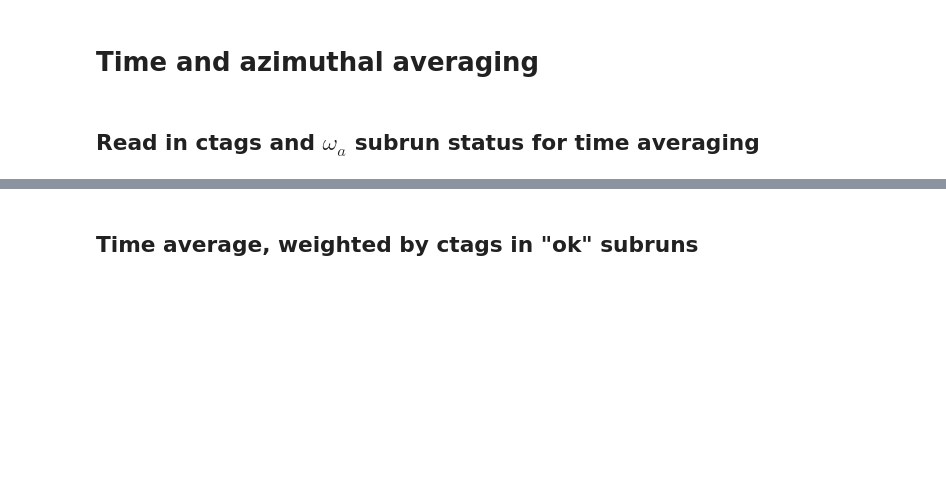
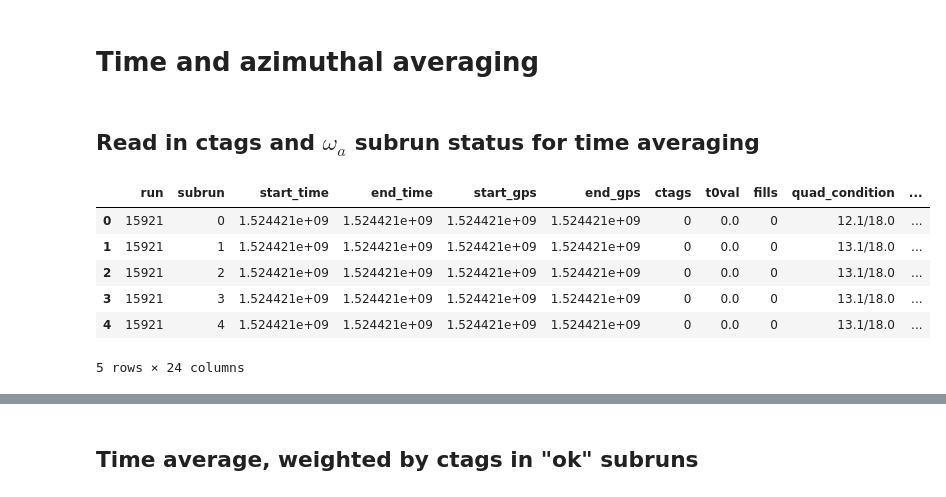
Before and after one commit to aetb/trfp, a Jupyter notebook: 60hr_analysis_NEW.ipynb, the cells around one changed output, grey strips where cells are left out. Cells and saved outputs as stored; diff of their text form; code cells hidden in the pictures; blank space fills up the shorter version.

```diff
--- a/60hr_analysis_NEW.ipynb
+++ b/60hr_analysis_NEW.ipynb
@@ -76,3 +136,13 @@ vtm_bin_df['start_gps'] = usable_subruns_df['start_gps'].values
 
 vtm_bin_df = vtm_bin_df.merge(usable_subruns_df[['start_gps', 'ctags']])
 vtm_bin_df.index = interval_centers
+# %%
+subrun_df.head()
+# %% [output]
+|  | run | subrun | start_time | end_time | start_gps | end_gps | ctags | t0val | fills | quad_condition | ... |
+| 0 | 15921 | 0 | 1.524421e+09 | 1.524421e+09 | 1.524421e+09 | 1.524421e+09 | 0 | 0.0 | 0 | 12.1/18.0 | ... |
+| 1 | 15921 | 1 | 1.524421e+09 | 1.524421e+09 | 1.524421e+09 | 1.524421e+09 | 0 | 0.0 | 0 | 13.1/18.0 | ... |
+| 2 | 15921 | 2 | 1.524421e+09 | 1.524421e+09 | 1.524421e+09 | 1.524421e+09 | 0 | 0.0 | 0 | 13.1/18.0 | ... |
+| 3 | 15921 | 3 | 1.524421e+09 | 1.524421e+09 | 1.524421e+09 | 1.524421e+09 | 0 | 0.0 | 0 | 13.1/18.0 | ... |
+| 4 | 15921 | 4 | 1.524421e+09 | 1.524421e+09 | 1.524421e+09 | 1.524421e+09 | 0 | 0.0 | 0 | 13.1/18.0 | ... |
+5 rows × 24 columns
```
Also changed, not shown: parts of 28 cells of this notebook, 11 other files.
